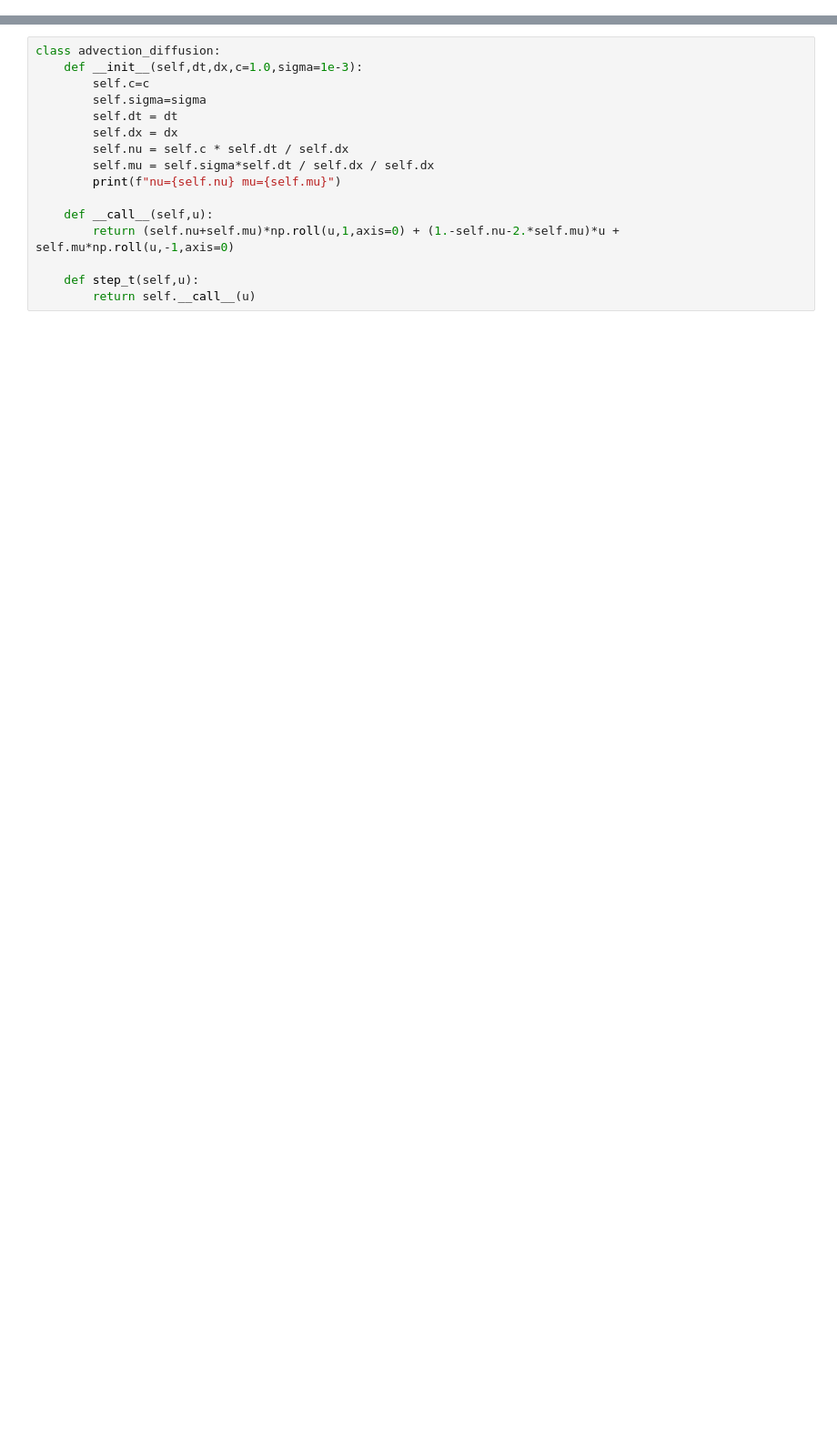
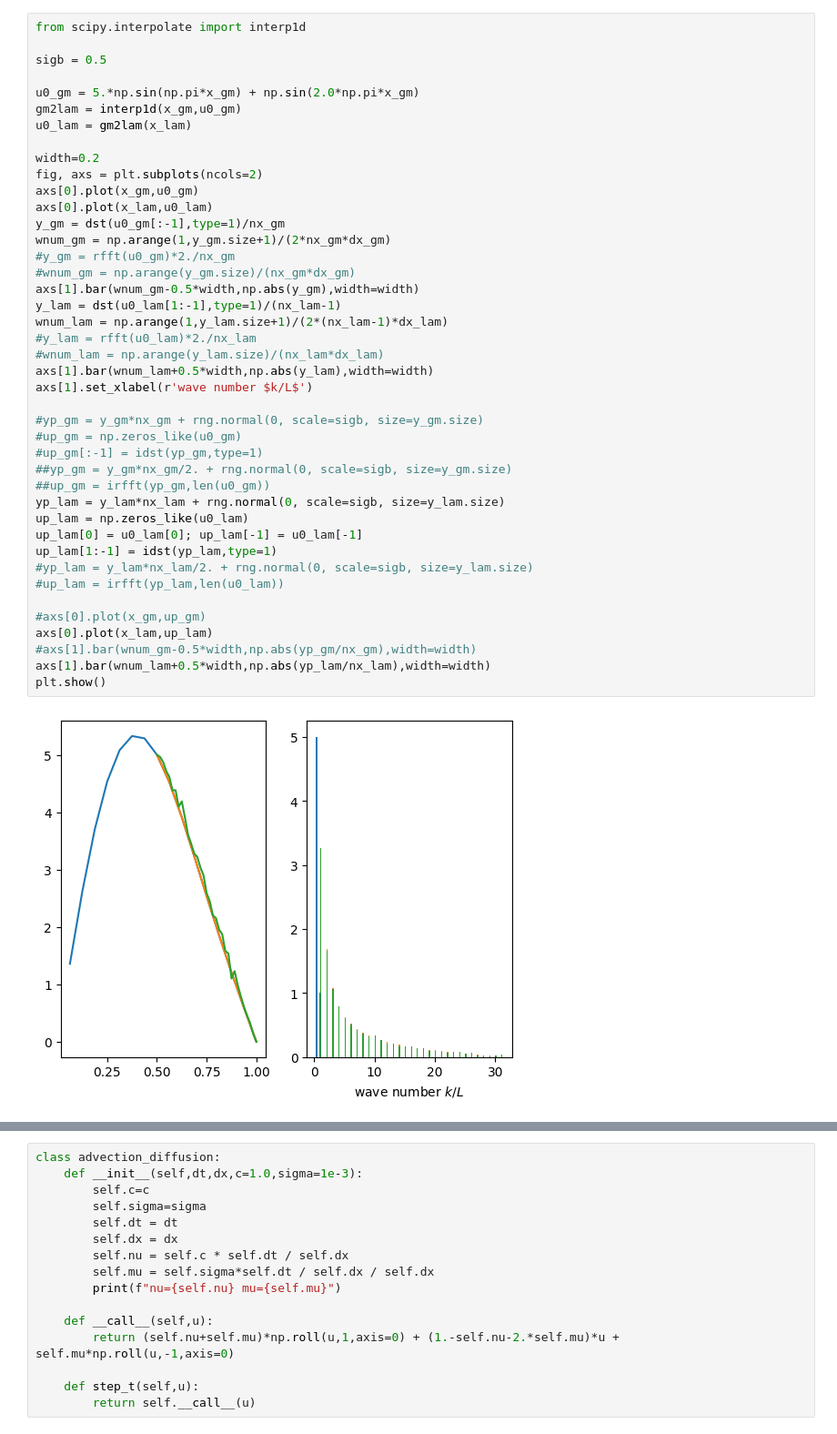
Before and after one commit to s-nakashita/pydpac, a Jupyter notebook: Baxter2011.ipynb, the cells around one changed output, grey strips where cells are left out. Shown at 91% size. Saved outputs shown, nothing was run; the diff lists cells and outputs as text; blank space fills up the shorter version.

```diff
--- a/Baxter2011.ipynb
+++ b/Baxter2011.ipynb
@@ -4,0 +60,44 @@ from scipy.fft import dst, idst, rfft, irfft
+# %%
+from scipy.interpolate import interp1d
+
+sigb = 0.5
+
+u0_gm = 5.*np.sin(np.pi*x_gm) + np.sin(2.0*np.pi*x_gm)
+gm2lam = interp1d(x_gm,u0_gm)
+u0_lam = gm2lam(x_lam)
+
+width=0.2
+fig, axs = plt.subplots(ncols=2)
+axs[0].plot(x_gm,u0_gm)
+axs[0].plot(x_lam,u0_lam)
+y_gm = dst(u0_gm[:-1],type=1)/nx_gm
+wnum_gm = np.arange(1,y_gm.size+1)/(2*nx_gm*dx_gm)
+#y_gm = rfft(u0_gm)*2./nx_gm
+#wnum_gm = np.arange(y_gm.size)/(nx_gm*dx_gm)
+axs[1].bar(wnum_gm-0.5*width,np.abs(y_gm),width=width)
+y_lam = dst(u0_lam[1:-1],type=1)/(nx_lam-1)
+wnum_lam = np.arange(1,y_lam.size+1)/(2*(nx_lam-1)*dx_lam)
+#y_lam = rfft(u0_lam)*2./nx_lam
+#wnum_lam = np.arange(y_lam.size)/(nx_lam*dx_lam)
+axs[1].bar(wnum_lam+0.5*width,np.abs(y_lam),width=width)
+axs[1].set_xlabel(r'wave number $k/L$')
+
+#yp_gm = y_gm*nx_gm + rng.normal(0, scale=sigb, size=y_gm.size)
+#up_gm = np.zeros_like(u0_gm)
+#up_gm[:-1] = idst(yp_gm,type=1)
+##yp_gm = y_gm*nx_gm/2. + rng.normal(0, scale=sigb, size=y_gm.size)
+##up_gm = irfft(yp_gm,len(u0_gm))
+yp_lam = y_lam*nx_lam + rng.normal(0, scale=sigb, size=y_lam.size)
+up_lam = np.zeros_like(u0_lam)
+up_lam[0] = u0_lam[0]; up_lam[-1] = u0_lam[-1]
+up_lam[1:-1] = idst(yp_lam,type=1)
+#yp_lam = y_lam*nx_lam/2. + rng.normal(0, scale=sigb, size=y_lam.size)
+#up_lam = irfft(yp_lam,len(u0_lam))
+
+#axs[0].plot(x_gm,up_gm)
+axs[0].plot(x_lam,up_lam)
+#axs[1].bar(wnum_gm-0.5*width,np.abs(yp_gm/nx_gm),width=width)
+axs[1].bar(wnum_lam+0.5*width,np.abs(yp_lam/nx_lam),width=width)
+plt.show()
+# %% [output]
+[figure, added]
```
Also changed, not shown: parts of 23 cells of this notebook, 4 other files.
